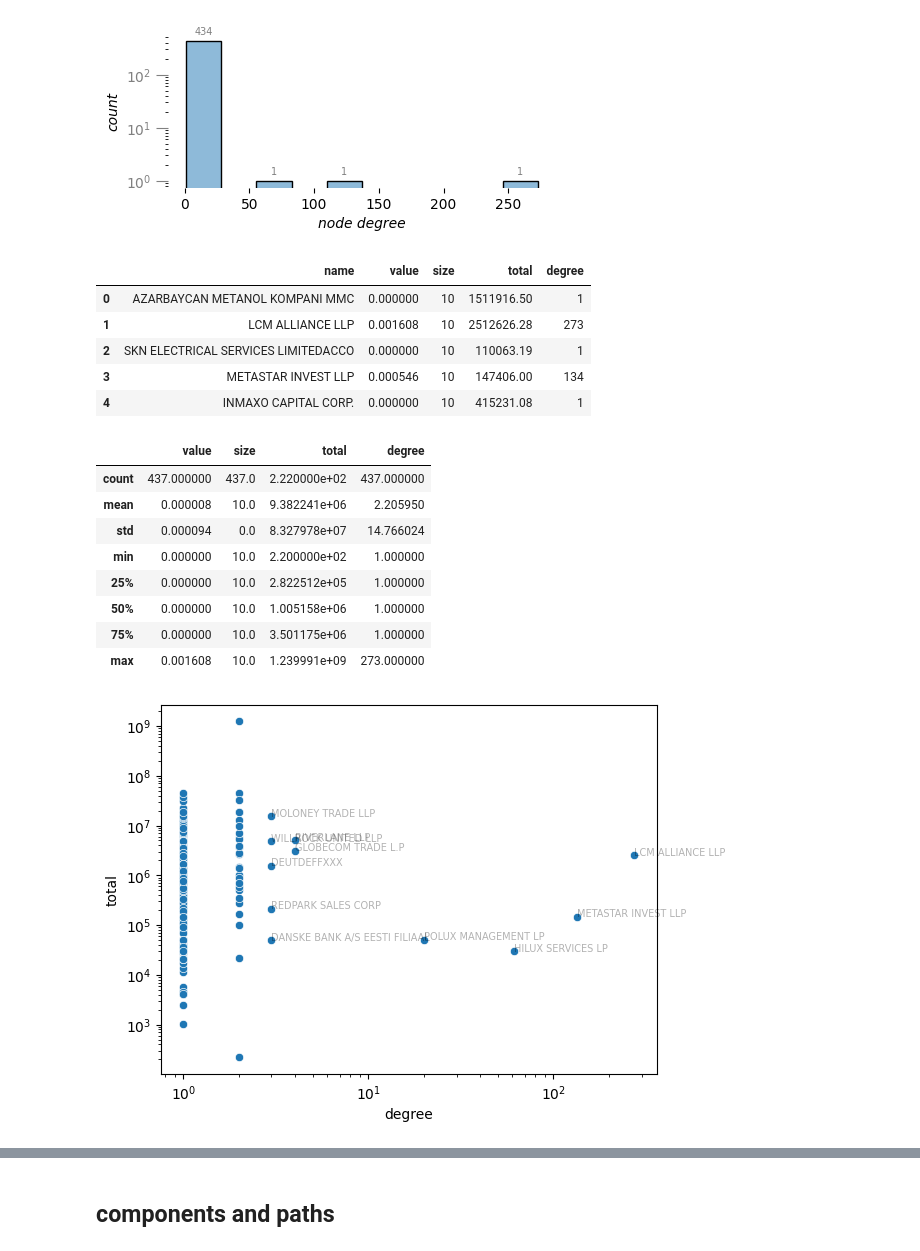
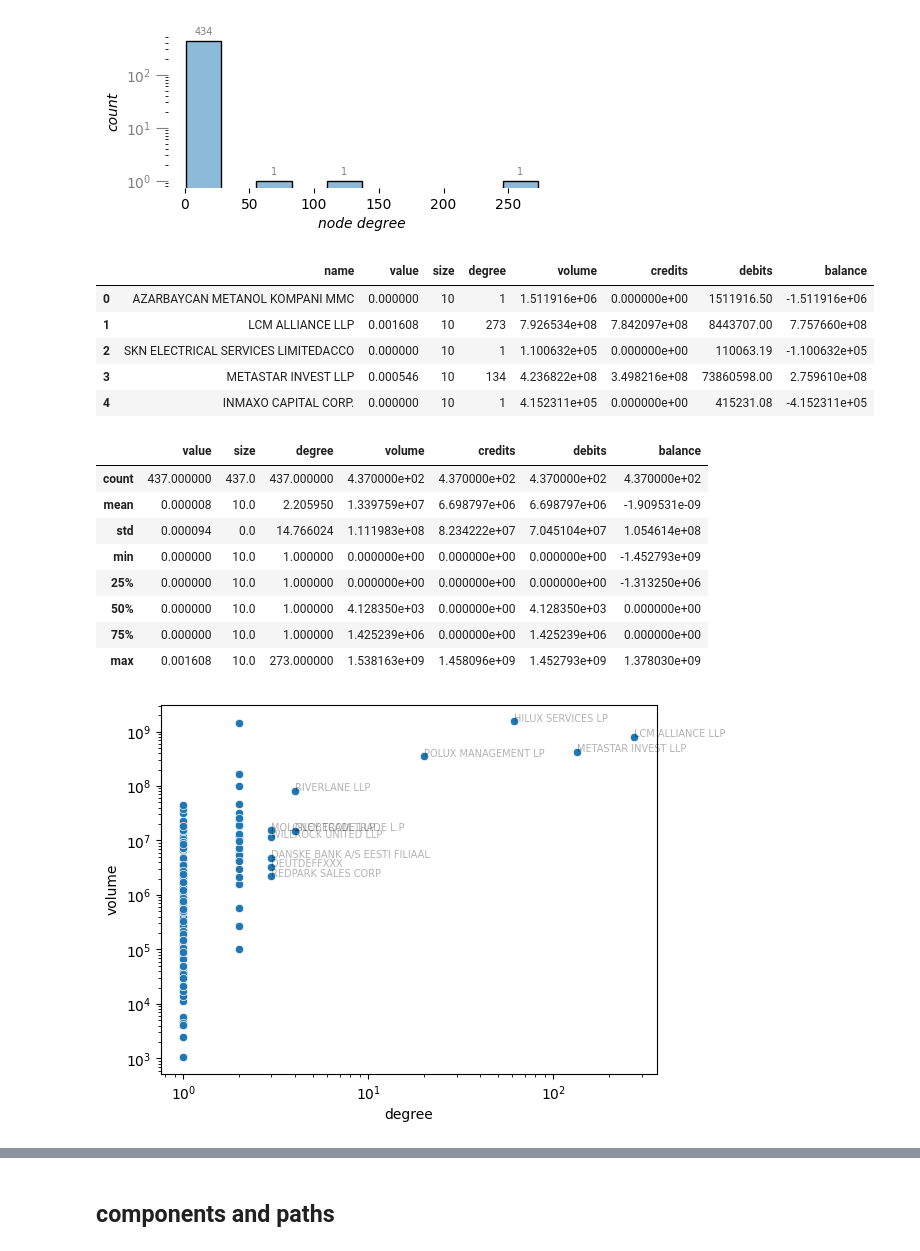
Before and after one commit to DerwenAI/kleptosyn, a Jupyter notebook: occrp.ipynb, the cells around one changed output, grey strips where cells are left out. Cells and saved outputs as stored; diff of their text form; code cells hidden in the pictures.

```diff
--- a/occrp.ipynb
+++ b/occrp.ipynb
@@ -277,21 +279,6 @@ df_summary.describe()
 | 50% | 157.500000 | 1.000000 | 1.963890e+05 | 1.408894e+06 | 8.708333 |
 | 75% | 268.000000 | 3.000000 | 4.762237e+05 | 4.850007e+06 | 25.569444 |
 | max | 433.000000 | 302.000000 | 4.000000e+06 | 1.239991e+09 | 211.000000 |
-# %%
-for index, row in df_summary.iterrows():
-    src_id: int = row["src_id"]
-    dst_id: int = row["dst_id"]
-    total: float = float(row["total_amount"])
-
-    if "total" not in graph.nodes[src_id]:
-        graph.nodes[src_id]["total"] = total
-    else:
-        graph.nodes[src_id]["total"] = total
-
-    if "total" not in graph.nodes[dst_id]:
-        graph.nodes[dst_id]["total"] = total
-    else:
-        graph.nodes[dst_id]["total"] = total
 # %% [markdown]
 ## simple graph analytics
 # %% [markdown]
@@ -344,6 +331,25 @@ plt.yscale("log")
 plt.legend([], [], frameon = False);
 # %% [output]
 [figure]
+# %%
+for node_id in graph.nodes():
+    graph.nodes[node_id]["volume"] = 0
+    graph.nodes[node_id]["credits"] = 0
+    graph.nodes[node_id]["debits"] = 0
+
+for index, row in df_summary.iterrows():
+    src_id: int = row["src_id"]
+    dst_id: int = row["dst_id"]
+    amount: float = float(row["total_amount"])
+
+    graph.nodes[src_id]["volume"] += amount
+    graph.nodes[src_id]["debits"] += amount
+
+    graph.nodes[dst_id]["volume"] += amount
+    graph.nodes[dst_id]["credits"] += amount
+
+for node_id in graph.nodes():
+    graph.nodes[node_id]["balance"] = graph.nodes[node_id]["credits"] - graph.nodes[node_id]["debits"]
 # %%
 nodes_dat: typing.List[ dict ] = [
     dat
@@ -357,38 +363,38 @@ df_nodes: pd.DataFrame = pd.DataFrame.from_dict(
 
 df_nodes.head()
 # %% [output]
-|  | name | value | size | total | degree |
-| 0 | AZARBAYCAN METANOL KOMPANI MMC | 0.000000 | 10 | 1511916.50 | 1 |
-| 1 | LCM ALLIANCE LLP | 0.001608 | 10 | 2512626.28 | 273 |
-| 2 | SKN ELECTRICAL SERVICES LIMITEDACCO | 0.000000 | 10 | 110063.19 | 1 |
-| 3 | METASTAR INVEST LLP | 0.000546 | 10 | 147406.00 | 134 |
-| 4 | INMAXO CAPITAL CORP. | 0.000000 | 10 | 415231.08 | 1 |
+|  | name | value | size | degree | volume | credits | debits | balance |
+| 0 | AZARBAYCAN METANOL KOMPANI MMC | 0.000000 | 10 | 1 | 1.511916e+06 | 0.000000e+00 | 1511916.50 | -1.511916e+06 |
+| 1 | LCM ALLIANCE LLP | 0.001608 | 10 | 273 | 7.926534e+08 | 7.842097e+08 | 8443707.00 | 7.757660e+08 |
+| 2 | SKN ELECTRICAL SERVICES LIMITEDACCO | 0.000000 | 10 | 1 | 1.100632e+05 | 0.000000e+00 | 110063.19 | -1.100632e+05 |
+| 3 | METASTAR INVEST LLP | 0.000546 | 10 | 134 | 4.236822e+08 | 3.498216e+08 | 73860598.00 | 2.759610e+08 |
+| 4 | INMAXO CAPITAL CORP. | 0.000000 | 10 | 1 | 4.152311e+05 | 0.000000e+00 | 415231.08 | -4.152311e+05 |
 # %%
 df_nodes.describe()
 # %% [output]
-|  | value | size | total | degree |
-| count | 437.000000 | 437.0 | 2.220000e+02 | 437.000000 |
-| mean | 0.000008 | 10.0 | 9.382241e+06 | 2.205950 |
-| std | 0.000094 | 0.0 | 8.327978e+07 | 14.766024 |
-| min | 0.000000 | 10.0 | 2.200000e+02 | 1.000000 |
-| 25% | 0.000000 | 10.0 | 2.822512e+05 | 1.000000 |
-| 50% | 0.000000 | 10.0 | 1.005158e+06 | 1.000000 |
-| 75% | 0.000000 | 10.0 | 3.501175e+06 | 1.000000 |
-| max | 0.001608 | 10.0 | 1.239991e+09 | 273.000000 |
+|  | value | size | degree | volume | credits | debits | balance |
+| count | 437.000000 | 437.0 | 437.000000 | 4.370000e+02 | 4.370000e+02 | 4.370000e+02 | 4.370000e+02 |
+| mean | 0.000008 | 10.0 | 2.205950 | 1.339759e+07 | 6.698797e+06 | 6.698797e+06 | -1.909531e-09 |
+| std | 0.000094 | 0.0 | 14.766024 | 1.111983e+08 | 8.234222e+07 | 7.045104e+07 | 1.054614e+08 |
+| min | 0.000000 | 10.0 | 1.000000 | 0.000000e+00 | 0.000000e+00 | 0.000000e+00 | -1.452793e+09 |
+| 25% | 0.000000 | 10.0 | 1.000000 | 0.000000e+00 | 0.000000e+00 | 0.000000e+00 | -1.313250e+06 |
+| 50% | 0.000000 | 10.0 | 1.000000 | 4.128350e+03 | 0.000000e+00 | 4.128350e+03 | 0.000000e+00 |
+| 75% | 0.000000 | 10.0 | 1.000000 | 1.425239e+06 | 0.000000e+00 | 1.425239e+06 | 0.000000e+00 |
+| max | 0.001608 | 10.0 | 273.000000 | 1.538163e+09 | 1.458096e+09 | 1.452793e+09 | 1.378030e+09 |
 # %%
 x: list = df_nodes["degree"].to_list()
-y: list = df_nodes["total"].to_list()
+y: list = df_nodes["volume"].to_list()
 labels: list = df_nodes["name"].to_list()
 
-sns.scatterplot(data = df_nodes, x = "degree", y = "total")
+sns.scatterplot(data = df_nodes, x = "degree", y = "volume")
 
 plt.yscale("log")
 plt.xscale("log")
 
 for i, label in enumerate(labels):
     if x[i] > 2:
         plt.annotate(label, (x[i], y[i]), alpha = 0.3, fontsize = 7)
 
 plt.show()
 # %% [output]
-[figure, old version]
+[figure, new version]
```
Also changed, not shown: parts of 33 cells of this notebook.
